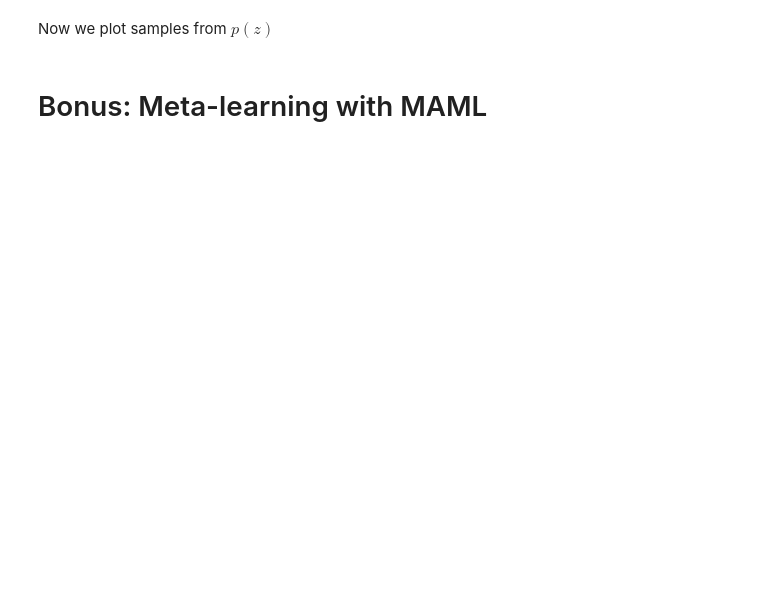
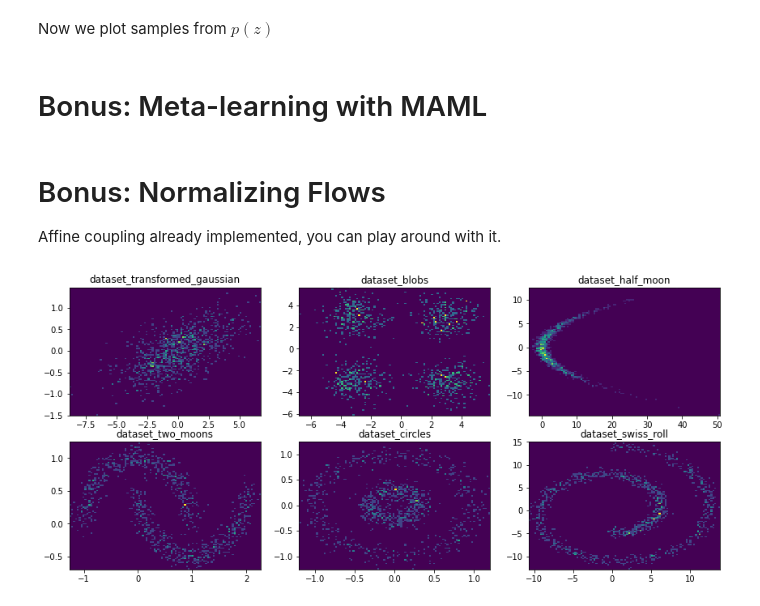
Before and after one commit to jimimvp/jax-tutorial, a Jupyter notebook: tutorial.ipynb, the cells around one changed output. Cells and saved outputs as stored; diff of their text form; code cells hidden in the pictures; blank space fills up the shorter version.

```diff
--- a/tutorial.ipynb
+++ b/tutorial.ipynb
@@ -436,3 +434,7 @@ for i in range(1,5):
     predictions = jax.vmap(functools.partial(mlp.apply, net_params))(x)
     plt.plot(x, predictions, label='{}-shot predictions'.format(i))
 plt.legend()
+# %% [markdown]
+# Bonus: Normalizing Flows
+
+Affine coupling already implemented, you can play around with it.
@@ -438,0 +481,15 @@ plt.legend()
+# %%
+datasets = [dataset_transformed_gaussian, dataset_blobs, dataset_half_moon,
+            dataset_two_moons, dataset_circles, dataset_swiss_roll]
+
+cols = 3
+rows = int(math.ceil(len(datasets) / cols))
+fig, axs = plt.subplots(rows, cols, figsize=(4.8 * cols, 3.2 * rows))
+
+n_samples = 1000
+for idx, (ax, dataset) in enumerate(zip(axs.flat, datasets)):
+    X = dataset(n_samples)
+    _ = ax.hist2d(X[:, 0], X[:, 1], bins=100);
+    ax.set_title(dataset.__name__)
+# %% [output]
+[figure, added]
```
Also changed, not shown: parts of 13 cells of this notebook.
